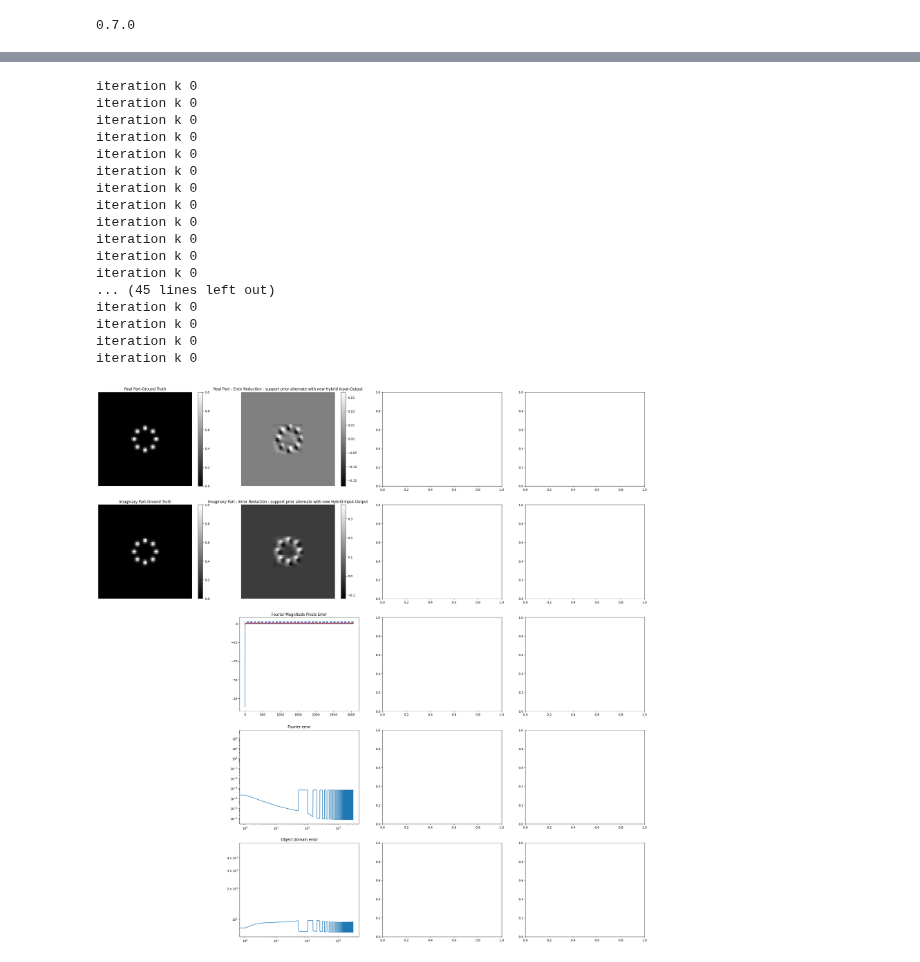
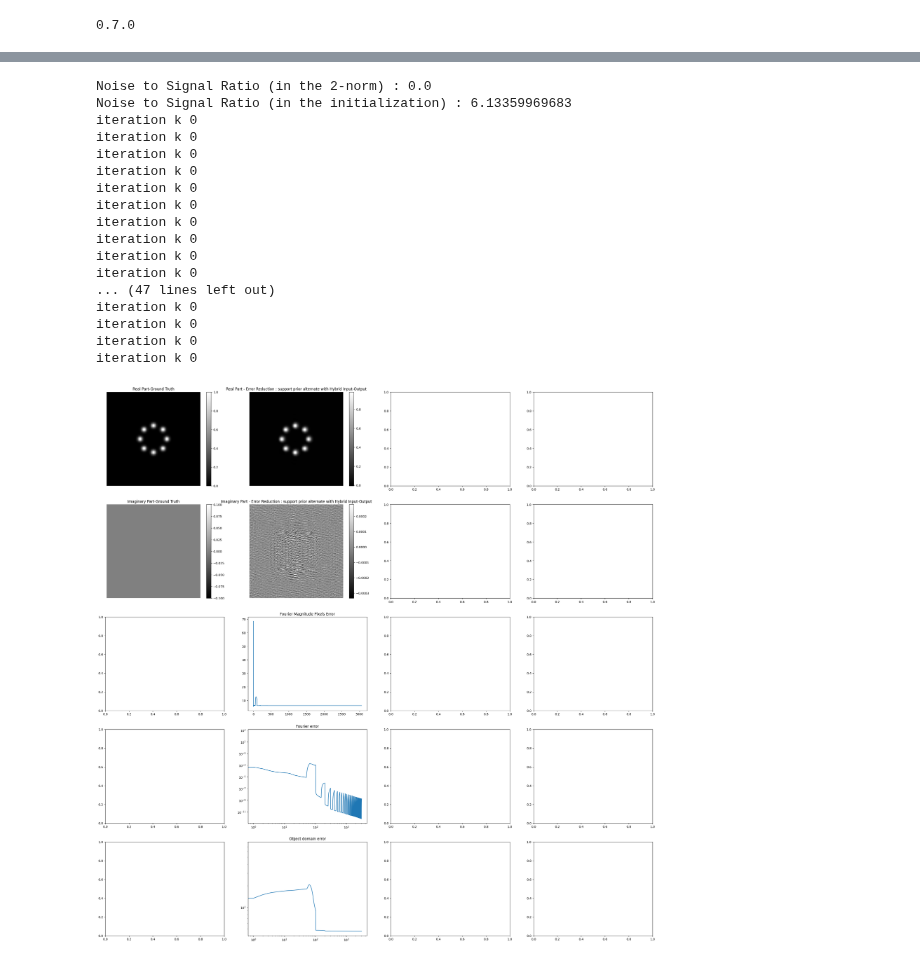
Before and after one commit to JeremieSefo/PhaseRetrievalMirror, a Jupyter notebook: retrieve_phase.ipynb, the cells around one changed output, grey strips where cells are left out. Saved outputs shown, nothing was run; the diff lists cells and outputs as text; code cells hidden in the pictures.

```diff
--- a/retrieve_phase.ipynb
+++ b/retrieve_phase.ipynb
@@ -263,7 +266,7 @@ iteration k 900
 # %%
-from DisplayAlternate import phase_retrie_plots_alternate
+from DisplayAlternateFast import phase_retrie_plots_alternate
 idx = [1]#1, 6, 7 np.arange(len(true_images)) #[0, 1] # np.arange(1)
-Algos = [  'Error Reduction : support prior',  'new Hybrid Input-Output'] #'Hybrid Input-Output' 'Error Reduction : support prior'
+Algos = [  'Error Reduction : support prior',  'Hybrid Input-Output'] #'Hybrid Input-Output' 'Error Reduction : support prior'
 for i in idx:
     X_sols = []
     x_true = true_images[i]
@@ -271,43 +274,47 @@ for i in idx:
     maxiter = 50
     kappa  = 0.9
     xi = 12
-    noise_lvl = 0.
+    noise_lvl = .00 # represents deviation for Gaussian noise.
+                    #But, for Poisson noise, the higher it is (to infinity), the less noisy is the data,
+                    #because it is inversely proportional to the variance around the true data. #at pixel level
     noise_lvl_init = 0.
     meas, noise, NSR = me.gauss_noisy_meas(x_true_vect, noise_lvl , A)()
+    print('Noise to Signal Ratio (in the 2-norm) :', NSR)
     meas = meas.flatten()
-    L = 1 * op.smoothnessPara_L(A.Matrix, noise)
+    #L = 1 * op.smoothnessPara_L(A.Matrix, noise)
     #print("meas", meas)
     #Sols_list = []
-    x0 = op.initialise(n, meas, A.Matrix, type ='Gaussian', real = 1, imag = 1, x_true_vect = x_true_vect, mask = mask, noise_lvl = noise_lvl_init**(0.5) )
+    x0, init_NSR = op.initialise(n, meas, A.Matrix, type ='Gaussian', real = 1, imag = 0, x_true_vect = x_true_vect, mask = mask, noise_lvl = noise_lvl_init**(0.5) )
+    print('Noise to Signal Ratio (in the initialization) :', init_NSR)
     for epoch in range(30):
 
         for Algo in Algos:
             map = op.operators(algo = Algo, meas = meas, A = A, mask = mask)
-            x_sols, space = solve.phase_retrieval(L, kappa, xi, Algo, map, mask, n, A, A.Matrix, A.p_inv, meas, maxiter, x0,
+            x_sols, space = solve.phase_retrieval(noise, kappa, xi, Algo, map, mask, n, A, A.Matrix, A.p_inv, meas, maxiter, x0,
                                                   x_true_vect, IO_OO_HIO_newHIO_beta = [1, .6, 1., [.25, .25, .5]], RAAR_AAR_beta = [1., .5], TvIter = 10, TvAlpha = 0.005, rho_Gau_Poi = [[1, 0.5], [0, .1]] ) #Gaussion rho = .5 outperforms AAR
 
             x0 = x_sols[-1]
             X_sols.extend(x_sols)
-    x_sols, space = solve.phase_retrieval(L, kappa, xi, 'Error Reduction : support prior', map, mask, n, A, A.Matrix, A.p_inv, meas, maxiter, x0,
+    x_sols, space = solve.phase_retrieval(noise, kappa, xi, 'Error Reduction : support prior', map, mask, n, A, A.Matrix, A.p_inv, meas, maxiter, x0,
                                           x_true_vect, IO_OO_HIO_newHIO_beta = [1, .6, 1., [.25, .25, .5]], RAAR_AAR_beta = [1., .5], TvIter = 0, TvAlpha = 0.000, rho_Gau_Poi = [[0., .5], [0, .1]] )
     #X_sols.append(Sols_list)
-    phase_retrie_plots_alternate(i, true_images, X_sols, map, A, meas, maxiter, space, Algos)
+    phase_retrie_plots_alternate(i, true_images, X_sols, map, A, meas,  space, Algos) #maxiter,
 # %% [output]
+Noise to Signal Ratio (in the 2-norm) : 0.0
+Noise to Signal Ratio (in the initialization) : 6.13359969683
 iteration k 0
 iteration k 0
 iteration k 0
 iteration k 0
 iteration k 0
 iteration k 0
 iteration k 0
 iteration k 0
 iteration k 0
 iteration k 0
-iteration k 0
-iteration k 0
-... (45 lines left out)
+... (47 lines left out)
 iteration k 0
 iteration k 0
 iteration k 0
 iteration k 0
-[figure, old version]
+[figure, new version]
```
Also changed, not shown: parts of 4 cells of this notebook, 7 other files.
